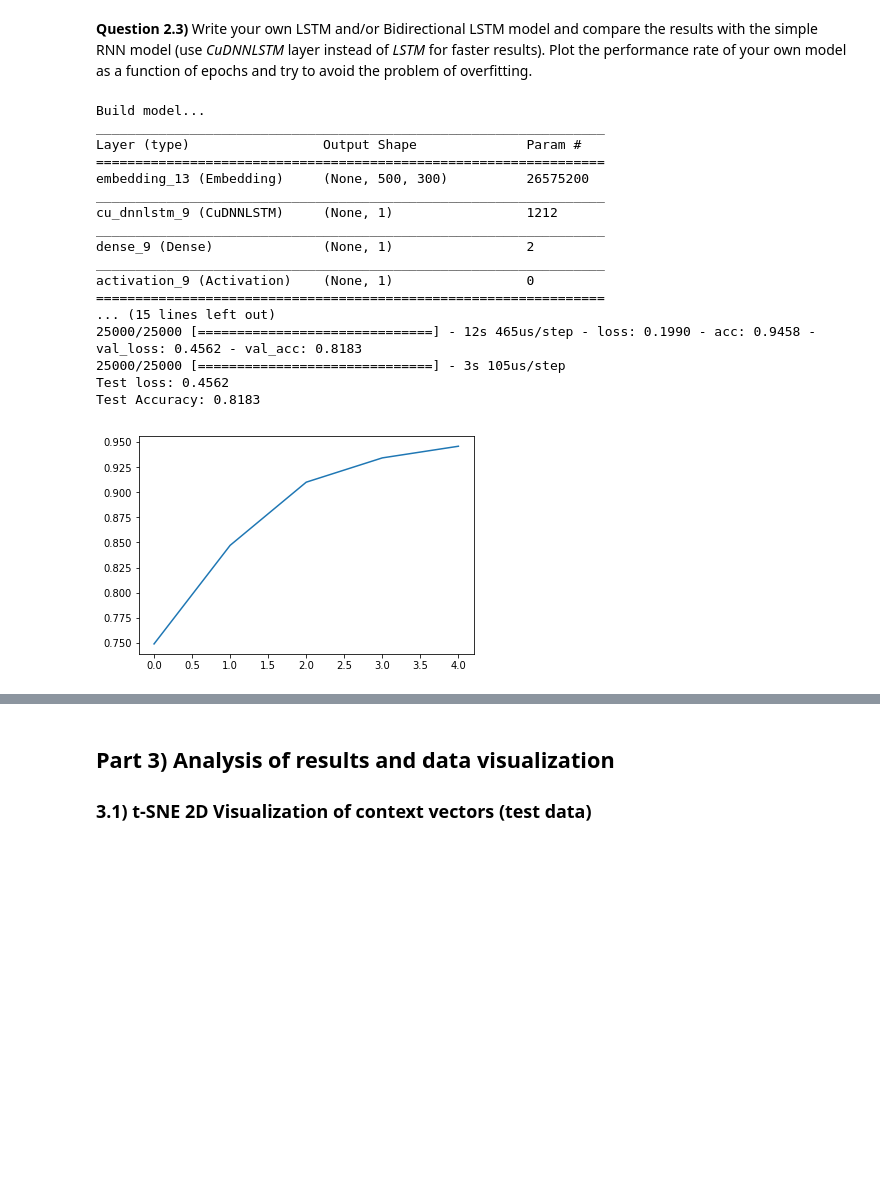
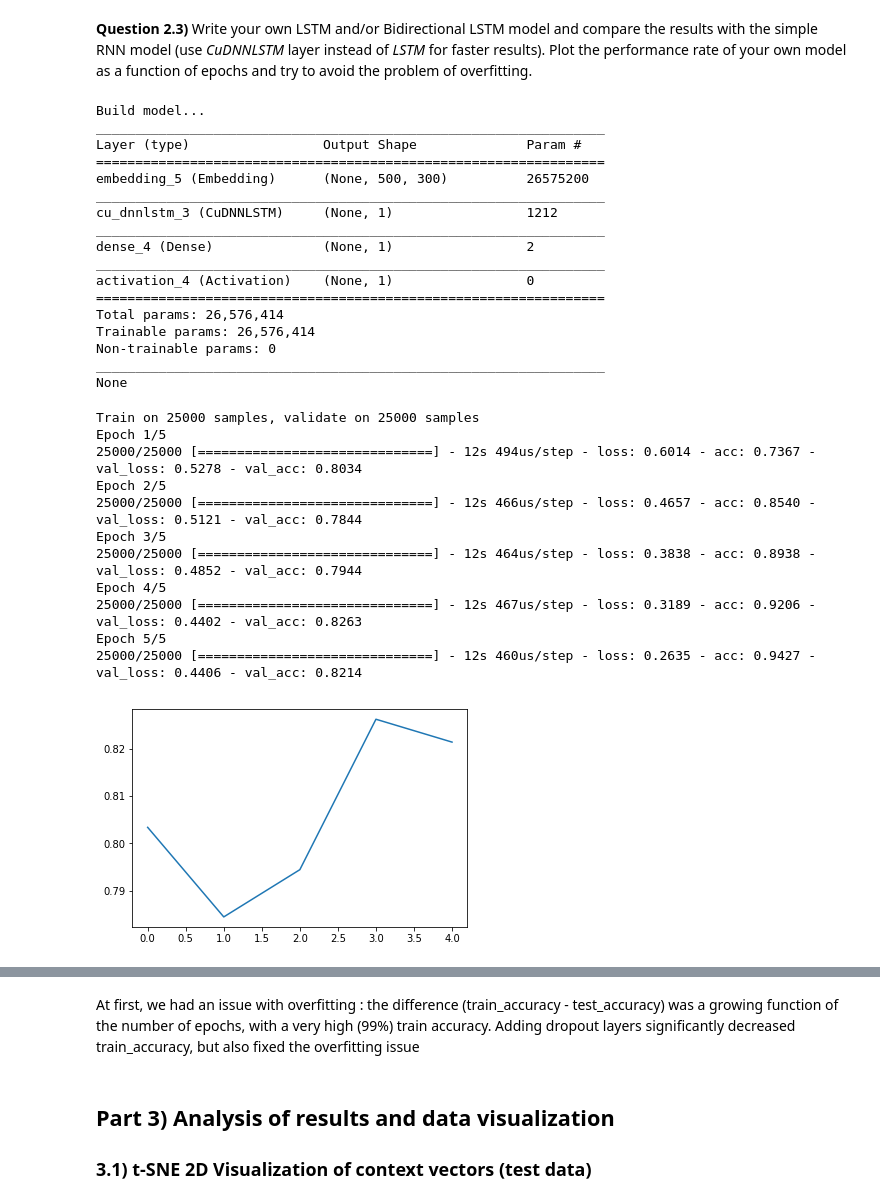
Before and after one commit to iqdecay/DeepLearning, a Jupyter notebook: LabSession6-RNN-IMDB-student.ipynb, the cells around one changed output, grey strips where cells are left out. Drawn from its saved outputs; the diff is of its cells as text; code cells hidden in the pictures; blank space fills up the shorter version.

```diff
--- a/LabSession6-RNN-IMDB-student.ipynb
+++ b/LabSession6-RNN-IMDB-student.ipynb
@@ -270,7 +268,7 @@ A bidirectionnal recurrent model tries to also match the input given an output,
 # %% [markdown]
 **Question 2.3)** Write your own LSTM and/or Bidirectional LSTM model and compare the results with the simple RNN model (use *CuDNNLSTM* layer instead of *LSTM* for faster results). Plot the performance rate of your own model as a function of epochs and try to avoid the problem of overfitting.
 # %%
-
+from keras.layers import Dropout
 from keras.layers import CuDNNLSTM
 embedding_dims = 300
 rnn_units = 50
@@ -287,46 +285,59 @@ our_model.add(Embedding(max_words, embedding_dims, input_length=maxlen))
 # Recurrent layer definition
 our_model.add(CuDNNLSTM(num_classes-1)) # Output of this layer is the context vector
 # Linear layer definition
+#our_model.add(Dropout(0.3))
 our_model.add(Dense(num_classes-1))
+#our_model.add(Dropout(0.3))
 # Non-linear function bounded (0 to 1)
 our_model.add(Activation('sigmoid'))
 
 our_model.compile(loss='binary_crossentropy', optimizer='adam', metrics=['acc'])
 # Show the model architecture
 print (our_model.summary())
-
-
-# Train model
-batch_size=128
-num_epochs=5
-h = our_model.fit(X_train, y_train, batch_size=batch_size, epochs=num_epochs, validation_data=(X_test, y_test), verbose=1)
-acc = []
-for i in h.history['acc'] :
-    acc.append(i)
-import matplotlib.pyplot as plt
-plt.plot([i for i in range(num_epochs)], acc)
-
-# Evaluate model
-test_loss, acc = our_model.evaluate(X_test, y_test, batch_size=batch_size)
-
-print('Test loss: %1.4f' % test_loss)
-print('Test Accuracy: %1.4f' % acc)
 # %% [output]
 Build model...
 _________________________________________________________________
 Layer (type)                 Output Shape              Param #
 =================================================================
-embedding_13 (Embedding)     (None, 500, 300)          26575200
+embedding_5 (Embedding)      (None, 500, 300)          26575200
 _________________________________________________________________
-cu_dnnlstm_9 (CuDNNLSTM)     (None, 1)                 1212
+cu_dnnlstm_3 (CuDNNLSTM)     (None, 1)                 1212
 _________________________________________________________________
-dense_9 (Dense)              (None, 1)                 2
+dense_4 (Dense)              (None, 1)                 2
 _________________________________________________________________
-activation_9 (Activation)    (None, 1)                 0
+activation_4 (Activation)    (None, 1)                 0
 =================================================================
-... (15 lines left out)
-25000/25000 [==============================] - 12s 465us/step - loss: 0.1990 - acc: 0.9458 - val_loss: 0.4562 - val_acc: 0.8183
-25000/25000 [==============================] - 3s 105us/step
-Test loss: 0.4562
-Test Accuracy: 0.8183
+Total params: 26,576,414
+Trainable params: 26,576,414
+Non-trainable params: 0
+_________________________________________________________________
+None
-[figure, removed]
+# %%
+# Train model
+batch_size=128
+num_epochs=5
+h = our_model.fit(X_train, y_train, batch_size=batch_size, epochs=num_epochs, validation_data=(X_test, y_test), verbose=1)
+acc = []
+for i in h.history['val_acc'] :
+    acc.append(i)
+import matplotlib.pyplot as plt
+plt.plot([i for i in range(num_epochs)], acc)
+plt.show()
+# Evaluate model
+test_loss, acc = our_model.evaluate(X_test, y_test, batch_size=batch_size)
+
+print('Test loss: %1.4f' % test_loss)
+print('Test Accuracy: %1.4f' % acc)
+# %% [output]
+Train on 25000 samples, validate on 25000 samples
+Epoch 1/5
+25000/25000 [==============================] - 12s 494us/step - loss: 0.6014 - acc: 0.7367 - val_loss: 0.5278 - val_acc: 0.8034
+Epoch 2/5
+25000/25000 [==============================] - 12s 466us/step - loss: 0.4657 - acc: 0.8540 - val_loss: 0.5121 - val_acc: 0.7844
+Epoch 3/5
+25000/25000 [==============================] - 12s 464us/step - loss: 0.3838 - acc: 0.8938 - val_loss: 0.4852 - val_acc: 0.7944
+Epoch 4/5
+25000/25000 [==============================] - 12s 467us/step - loss: 0.3189 - acc: 0.9206 - val_loss: 0.4402 - val_acc: 0.8263
+Epoch 5/5
+25000/25000 [==============================] - 12s 460us/step - loss: 0.2635 - acc: 0.9427 - val_loss: 0.4406 - val_acc: 0.8214
+[figure, added]
@@ -333,3 +347,5 @@ Test Accuracy: 0.8183
+# %% [markdown]
+At first, we had an issue with overfitting : the difference (train_accuracy - test_accuracy) was a growing function of the number of epochs, with a very high (99%) train accuracy. Adding dropout layers significantly decreased train_accuracy, but also fixed the overfitting issue
 # %% [markdown]
 ## Part 3) Analysis of results and data visualization
 ### 3.1) t-SNE 2D Visualization of context vectors (test data)
```
Also changed, not shown: parts of 8 cells of this notebook, 1 other file.
